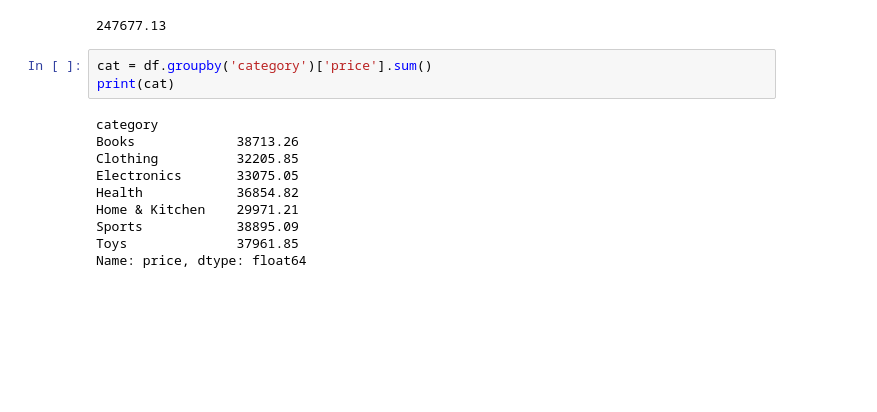
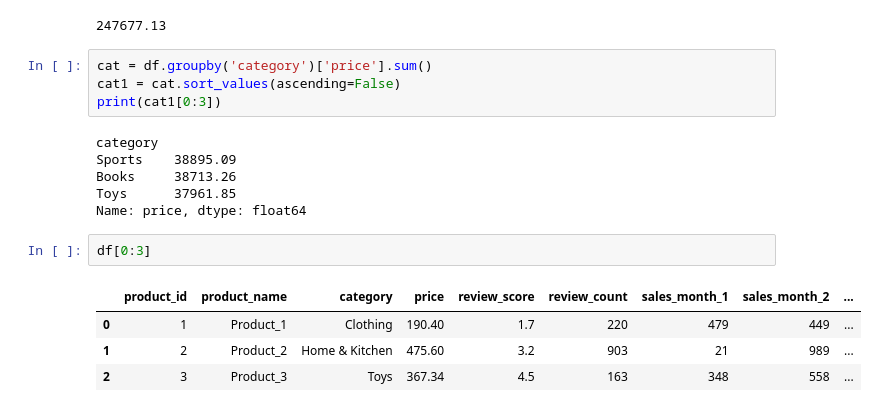
Before and after one commit to KEN-DATALABS/PROJECT-LIST, a Jupyter notebook: OneDrive/Documents/List Project/Project2.ipynb, the cells around one changed output. Saved outputs shown, nothing was run; the diff lists cells and outputs as text; blank space fills up the shorter version.

```diff
--- a/OneDrive/Documents/List Project/Project2.ipynb
+++ b/OneDrive/Documents/List Project/Project2.ipynb
@@ -103,14 +103,18 @@ print(round(sum,2))
 247677.13
 # %%
 cat = df.groupby('category')['price'].sum()
-print(cat)
+cat1 = cat.sort_values(ascending=False)
+print(cat1[0:3])
 # %% [output]
 category
-Books             38713.26
-Clothing          32205.85
-Electronics       33075.05
-Health            36854.82
-Home & Kitchen    29971.21
-Sports            38895.09
-Toys              37961.85
+Sports    38895.09
+Books     38713.26
+Toys      37961.85
 Name: price, dtype: float64
+# %%
+df[0:3]
+# %% [output]
+|  | product_id | product_name | category | price | review_score | review_count | sales_month_1 | sales_month_2 | ... |
+| 0 | 1 | Product_1 | Clothing | 190.40 | 1.7 | 220 | 479 | 449 | ... |
+| 1 | 2 | Product_2 | Home & Kitchen | 475.60 | 3.2 | 903 | 21 | 989 | ... |
+| 2 | 3 | Product_3 | Toys | 367.34 | 4.5 | 163 | 348 | 558 | ... |
```
Also changed, not shown: parts of 4 cells of this notebook.
